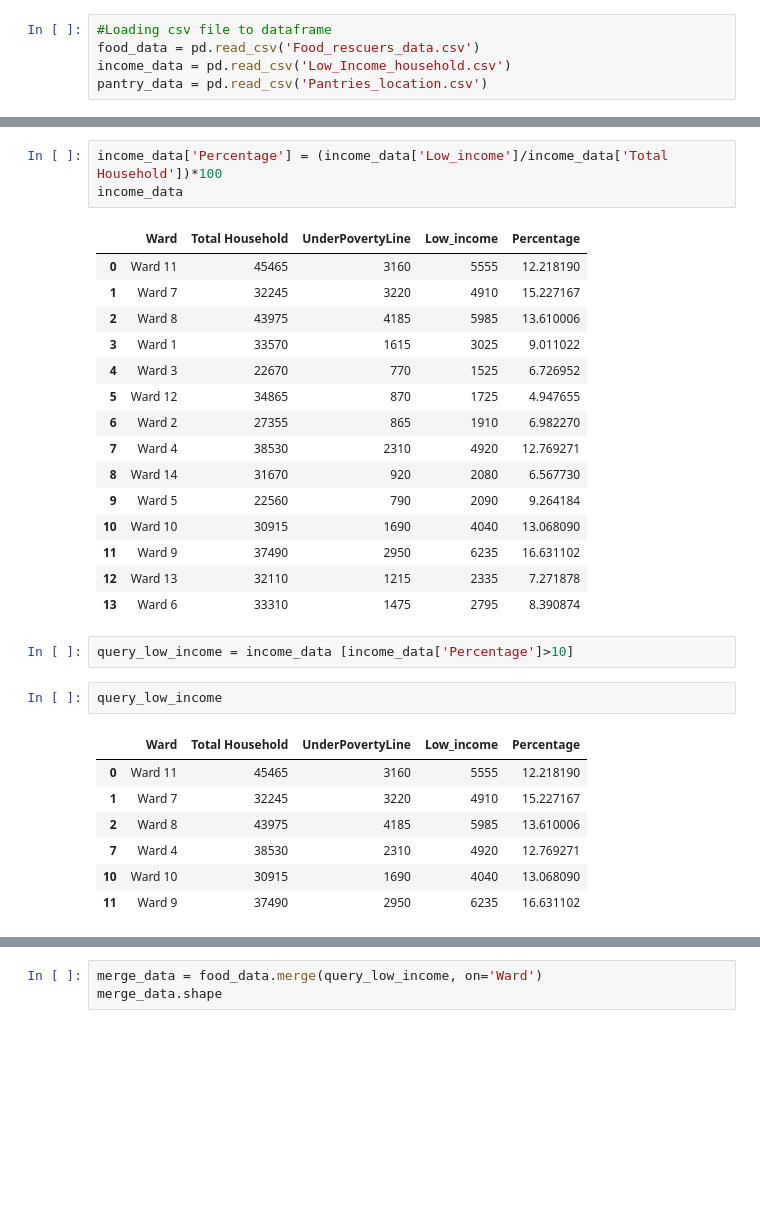
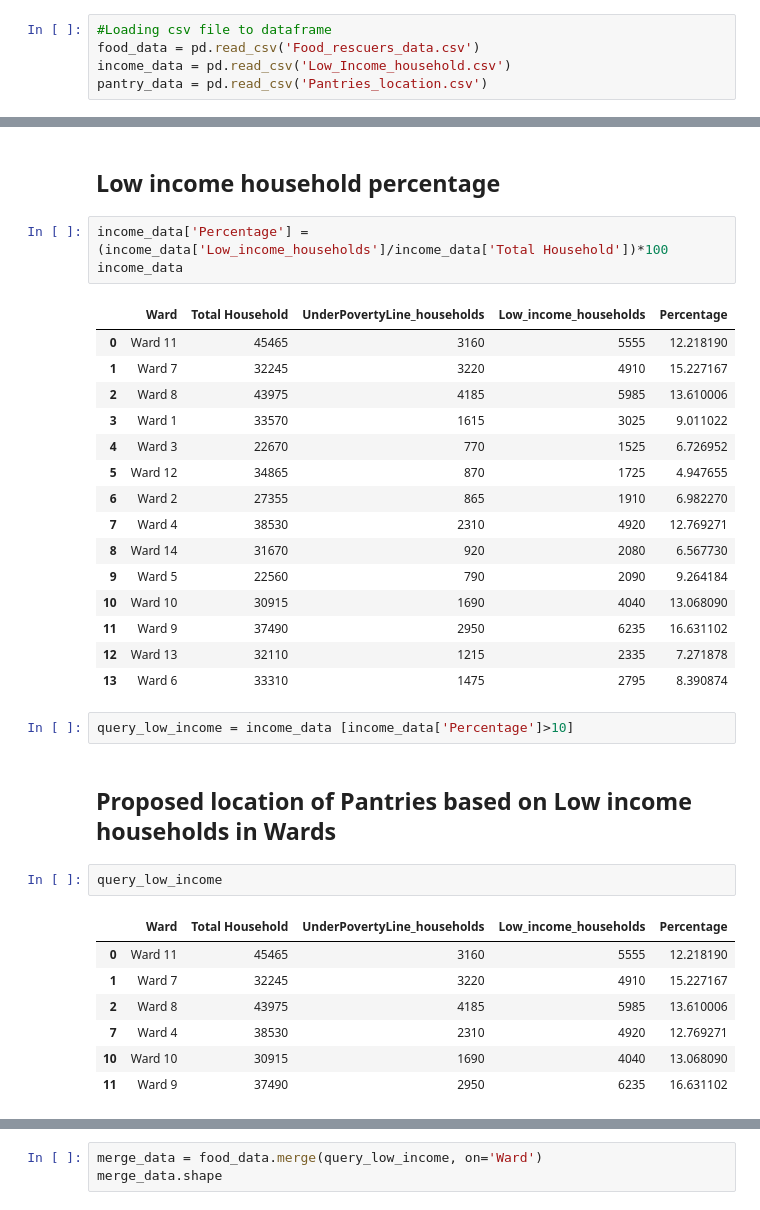
Before and after one commit to rsuman21/GeoWomen_Datathon, a Jupyter notebook: notebook/Food_Rescures.ipynb, the cells around one changed output, grey strips where cells are left out. Drawn from its saved outputs; the diff is of its cells as text; blank space fills up the shorter version.

```diff
--- a/notebook/Food_Rescures.ipynb
+++ b/notebook/Food_Rescures.ipynb
@@ -42,11 +42,13 @@ food_data.head()
 | 2 | 2021/06/09 12:47:28 PM CDT | About the same | Food left in the fridge or freeze... | We are wasting less food, in amou... | I look in my fridge and pantries ... | ... |
 | 3 | 2021/06/09 12:47:50 PM CDT | About the same | Some household members do not fin... | We are wasting less food, in amou... | I am eating leftovers more often;... | ... |
 | 4 | 2021/06/09 12:52:28 PM CDT | More often | Food left in the fridge or freeze... | We are wasting less food in amoun... | I look in my fridge and pantries ... | ... |
+# %% [markdown]
+## Low income household percentage
 # %%
-income_data['Percentage'] = (income_data['Low_income']/income_data['Total Household'])*100
+income_data['Percentage'] = (income_data['Low_income_households']/income_data['Total Household'])*100
 income_data
 # %% [output]
-|  | Ward | Total Household | UnderPovertyLine | Low_income | Percentage |
+|  | Ward | Total Household | UnderPovertyLine_households | Low_income_households | Percentage |
 | 0 | Ward 11 | 45465 | 3160 | 5555 | 12.218190 |
 | 1 | Ward 7 | 32245 | 3220 | 4910 | 15.227167 |
 | 2 | Ward 8 | 43975 | 4185 | 5985 | 13.610006 |
@@ -63,10 +65,12 @@ income_data
 | 13 | Ward 6 | 33310 | 1475 | 2795 | 8.390874 |
 # %%
 query_low_income = income_data [income_data['Percentage']>10]
+# %% [markdown]
+## Proposed location of Pantries based on Low income households in Wards
 # %%
 query_low_income
 # %% [output]
-|  | Ward | Total Household | UnderPovertyLine | Low_income | Percentage |
+|  | Ward | Total Household | UnderPovertyLine_households | Low_income_households | Percentage |
 | 0 | Ward 11 | 45465 | 3160 | 5555 | 12.218190 |
 | 1 | Ward 7 | 32245 | 3220 | 4910 | 15.227167 |
 | 2 | Ward 8 | 43975 | 4185 | 5985 | 13.610006 |
```
Also changed, not shown: parts of 10 cells of this notebook.
